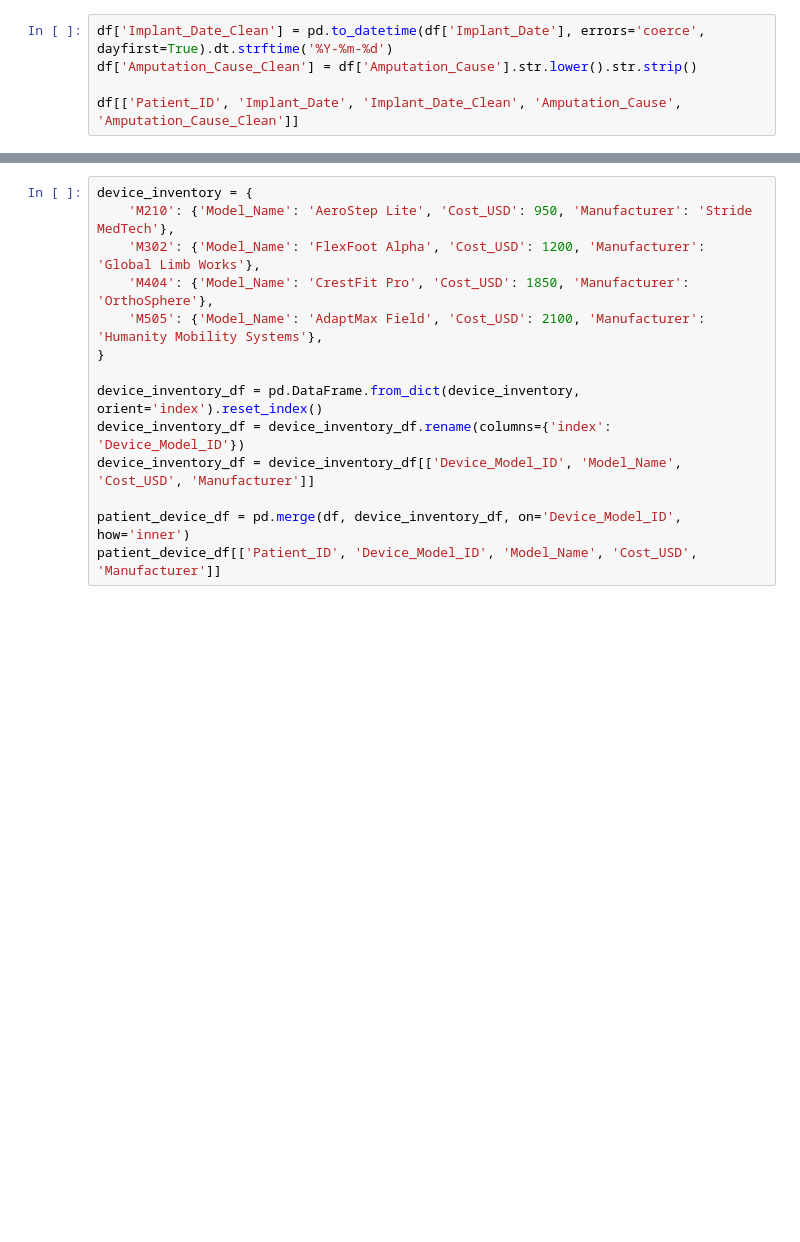
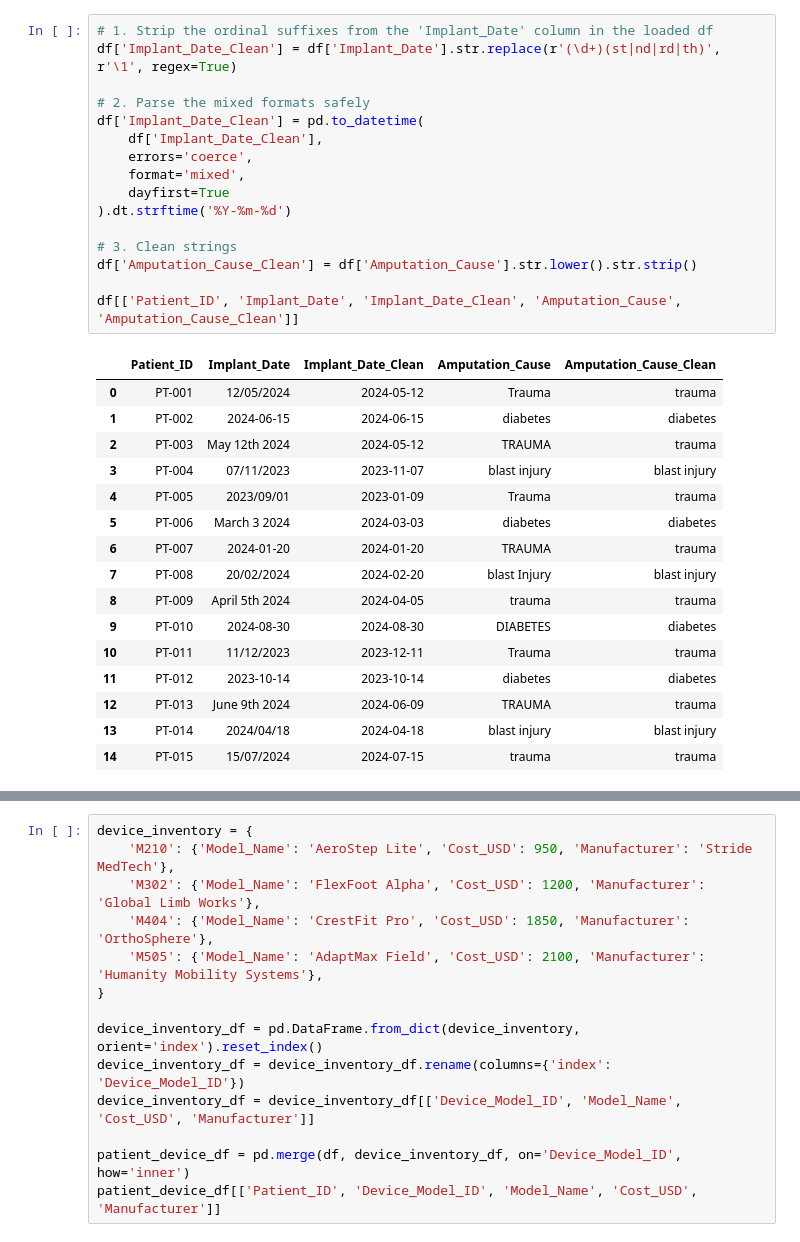
Before and after one commit to JFrusher/DCE-Workshops, a Jupyter notebook: prosthetics_workshop/solutions/solution_workshop.ipynb, the cells around one changed output, grey strips where cells are left out. Saved outputs shown, nothing was run; the diff lists cells and outputs as text; blank space fills up the shorter version.

Commit message:
Refactor solution notebook for clarity and consistency; update markdown formatting, enhance data cleaning steps, and improve output presentation for better readability.

```diff
--- a/prosthetics_workshop/solutions/solution_workshop.ipynb
+++ b/prosthetics_workshop/solutions/solution_workshop.ipynb
@@ -54,6 +109,34 @@ df[['Patient_ID', 'Age_Input', 'Age_Years']]
 # %%
-df['Implant_Date_Clean'] = pd.to_datetime(df['Implant_Date'], errors='coerce', dayfirst=True).dt.strftime('%Y-%m-%d')
+# 1. Strip the ordinal suffixes from the 'Implant_Date' column in the loaded df
+df['Implant_Date_Clean'] = df['Implant_Date'].str.replace(r'(\d+)(st|nd|rd|th)', r'\1', regex=True)
+
+# 2. Parse the mixed formats safely
+df['Implant_Date_Clean'] = pd.to_datetime(
+    df['Implant_Date_Clean'],
+    errors='coerce',
+    format='mixed',
+    dayfirst=True
+).dt.strftime('%Y-%m-%d')
+
+# 3. Clean strings
 df['Amputation_Cause_Clean'] = df['Amputation_Cause'].str.lower().str.strip()
 
 df[['Patient_ID', 'Implant_Date', 'Implant_Date_Clean', 'Amputation_Cause', 'Amputation_Cause_Clean']]
+# %% [output]
+|  | Patient_ID | Implant_Date | Implant_Date_Clean | Amputation_Cause | Amputation_Cause_Clean |
+| 0 | PT-001 | 12/05/2024 | 2024-05-12 | Trauma | trauma |
+| 1 | PT-002 | 2024-06-15 | 2024-06-15 | diabetes | diabetes |
+| 2 | PT-003 | May 12th 2024 | 2024-05-12 | TRAUMA | trauma |
+| 3 | PT-004 | 07/11/2023 | 2023-11-07 | blast injury | blast injury |
+| 4 | PT-005 | 2023/09/01 | 2023-01-09 | Trauma | trauma |
+| 5 | PT-006 | March 3 2024 | 2024-03-03 | diabetes | diabetes |
+| 6 | PT-007 | 2024-01-20 | 2024-01-20 | TRAUMA | trauma |
+| 7 | PT-008 | 20/02/2024 | 2024-02-20 | blast Injury | blast injury |
+| 8 | PT-009 | April 5th 2024 | 2024-04-05 | trauma | trauma |
+| 9 | PT-010 | 2024-08-30 | 2024-08-30 | DIABETES | diabetes |
+| 10 | PT-011 | 11/12/2023 | 2023-12-11 | Trauma | trauma |
+| 11 | PT-012 | 2023-10-14 | 2023-10-14 | diabetes | diabetes |
+| 12 | PT-013 | June 9th 2024 | 2024-06-09 | TRAUMA | trauma |
+| 13 | PT-014 | 2024/04/18 | 2024-04-18 | blast injury | blast injury |
+| 14 | PT-015 | 15/07/2024 | 2024-07-15 | trauma | trauma |
 # %% [markdown]
```
Also changed, not shown: parts of 2 cells of this notebook, 2 other files.
